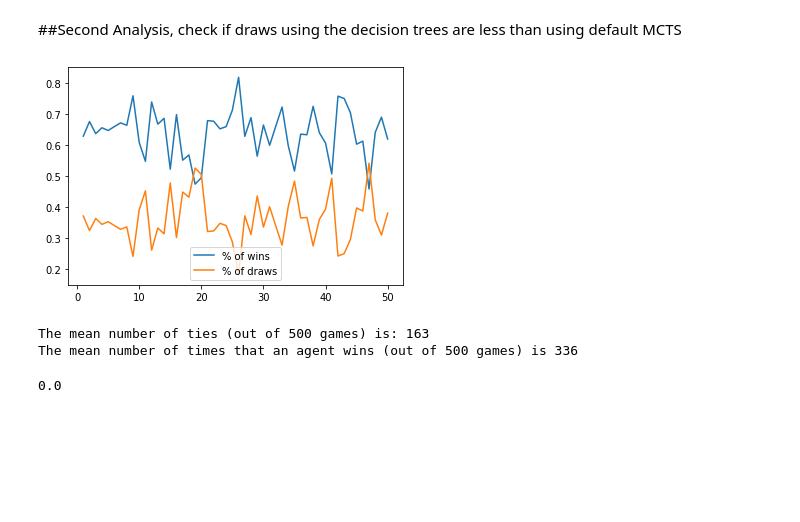
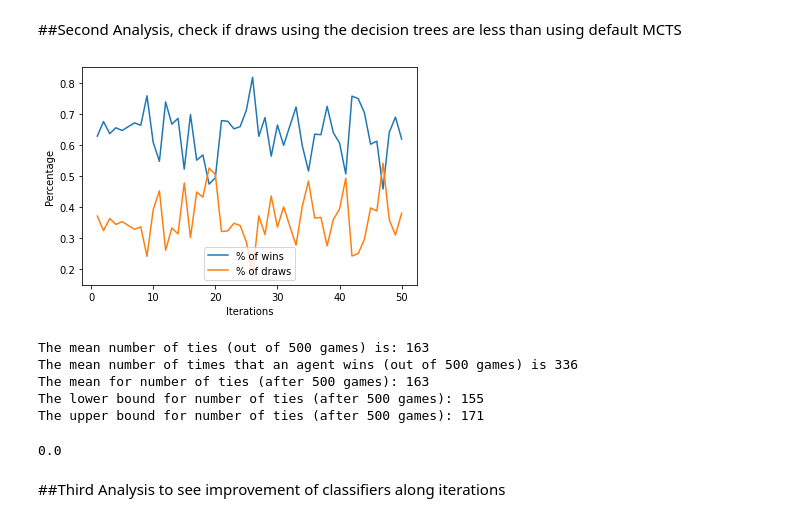
Before and after one commit to fjpa121197/DataScienceDM, a Jupyter notebook: Project/results_analysis.ipynb, the cells around one changed output. Cells and saved outputs as stored; diff of their text form; code cells hidden in the pictures; blank space fills up the shorter version.

```diff
--- a/Project/results_analysis.ipynb
+++ b/Project/results_analysis.ipynb
@@ -101,31 +103,43 @@ And with an upper and lower bound number of ties of 442,439 respectively.
 # %%
 #Combine the number of wins, loss,ties of classifier (10) vs classifier (1-10) and so on.
 aggregation_functions = {'wins': 'sum', 'loss': 'sum', 'ties': 'sum'}
 df_new_trees = df_trees.groupby(df_trees['latest classifier']).aggregate(aggregation_functions)
 df_new_trees['wins_losses'] = df_new_trees['wins'] + df_new_trees['loss']
 #print(df_new_trees)
 
 ##We want to check how many wins we got (either player 1 or 2) and ties
 df_new_trees['win_percentage'] = (df_new_trees['wins'])/(df_new_trees['wins'] + df_new_trees['ties'])
 df_new_trees['draw_percentage'] = (df_new_trees['ties'])/(df_new_trees['ties'] + df_new_trees['wins'])
 
 #print(df_new_trees) #Uncomment to see dataframe
 
 #Lets look at a graph to see the percentage of wins and ties
 plt.plot(np.arange(1,51,1),df_new_trees.win_percentage)
 plt.plot(np.arange(1,51,1),df_new_trees.draw_percentage)
+plt.xlabel('Iterations')
+plt.ylabel('Percentage')
 plt.legend(['% of wins', '% of draws'], loc='best')
 plt.savefig("graph_tree_tree.png")
 plt.show()
 
 mean_current_ties = np.mean(df_new_trees.values.T[2])
 mean_current_wins = np.mean(df_new_trees.values.T[3])
 print("The mean number of ties (out of 500 games) is: " + str(int(mean_current_ties)))
 print("The mean number of times that an agent wins (out of 500 games) is " + str(int(mean_current_wins)))
+
+data_bootstrap = df_new_trees.values.T[2]
+#Bootstrap for current number of ties
+current_mean,current_lower,current_upper = bootstrap_mean_ci(data_bootstrap,data_bootstrap.shape[0],100000,90)
+print("The mean for number of ties (after 500 games): "+ str(int(current_mean)))
+print("The lower bound for number of ties (after 500 games): " + str(int(current_lower)))
+print("The upper bound for number of ties (after 500 games): " + str(int(current_upper)))
 # %% [output]
-[figure, old version]
+[figure, new version]
 The mean number of ties (out of 500 games) is: 163
 The mean number of times that an agent wins (out of 500 games) is 336
+The mean for number of ties (after 500 games): 163
+The lower bound for number of ties (after 500 games): 155
+The upper bound for number of ties (after 500 games): 171
 # %%
 ##Lets perform a permutation test to see if the numbers of wins are significantly higher than using default MCTS, it looks like it is, but lets
 ##make it is using statistics. I will also use a function made during Lab 2 that does this test.
@@ -151,3 +165,5 @@ p_value = permutation_test(df_mcts.values.T[1],df_new_trees.values.T[3],200000)
 print(p_value)
 # %% [output]
 0.0
+# %% [markdown]
+##Third Analysis to see improvement of classifiers along iterations
```
Also changed, not shown: parts of 3 cells of this notebook.
